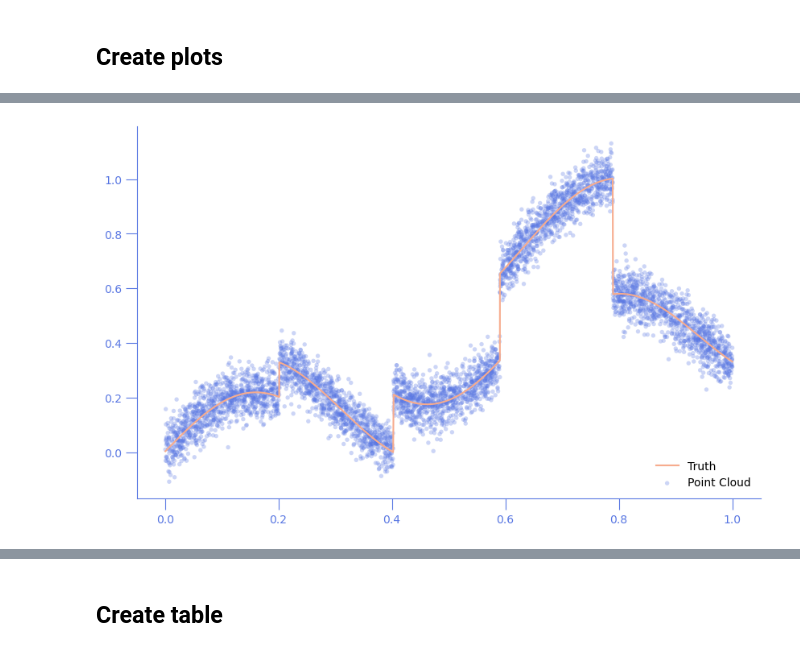
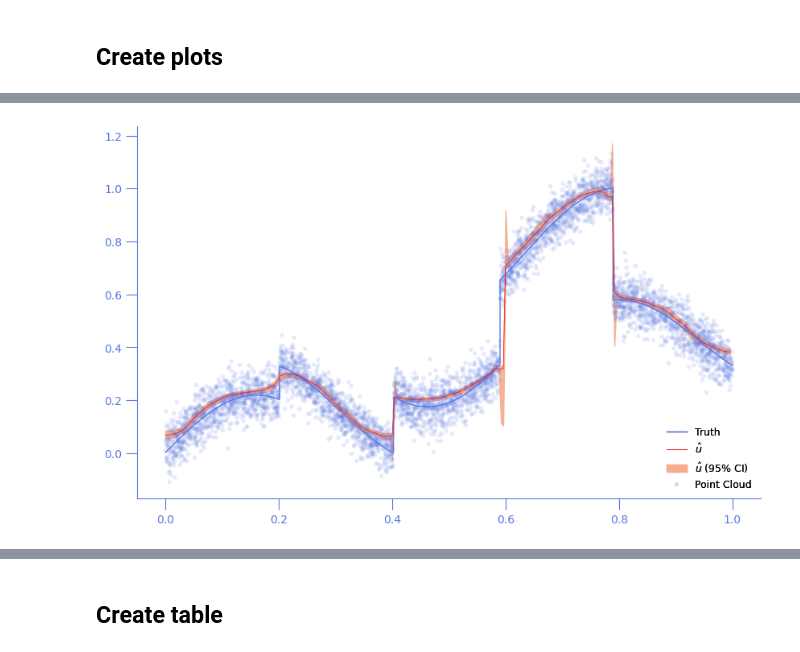
Before and after one commit to Davidvandijcke/fdr, a Jupyter notebook: src/analysis/simulations_1d.ipynb, the cells around one changed output, grey strips where cells are left out. Cells and saved outputs as stored; diff of their text form; code cells hidden in the pictures.

Commit message:
adapted simulations_1d for subsampling

```diff
--- a/src/analysis/simulations_1d.ipynb
+++ b/src/analysis/simulations_1d.ipynb
@@ -100,0 +109,2 @@ jumps = results['jumps']
+# %%
+u = np.load(os.path.join(data_out, 'subsampling', '1d_u.npy'))
@@ -100,0 +119,6 @@ jumps = results['jumps']
+# %%
+zlist = []
+for i in range(boots.shape[1]):
+    diff = np.max(np.abs(boots[:,i,:] - u),axis=1)
+    #diff = np.linalg.norm(boots[:,i,:] - u, axis=1)
+    zlist.append(diff)
@@ -100,0 +165,3 @@ jumps = results['jumps']
+# %%
+beta = np.cov(-y, np.log(b))[0,1] / np.var(np.log(b), ddof=1)
+beta
@@ -100,0 +170,9 @@ jumps = results['jumps']
+# %%
+# confidence interval calculation
+m = 3
+b_m = b[m]
+u_star_m = boots[:,m,:]
+alpha=0.05
+z_star = b_m**beta * (u_star_m - u)
+# idx = (boots.shape[0]+1) * np.array([1-alpha/2, alpha])
+# crit_val = np.sort(z_star, axis=0)[idx]
@@ -124,39 +233,58 @@ X_sorted = X[sort_inds]
 Y_sorted = Y[sort_inds]
 U_sorted = U[sort_inds]
 
-# Plot truth
-fig, ax = plt.subplots(figsize=(10,6))
-ax.plot(X_sorted, U_sorted, label='Truth', color=c2)
-ax.scatter(X_sorted, Y_sorted, s=15, label='Point Cloud', color=c1,alpha=0.3, edgecolors='none')
-prettify(ax)
+# # Plot truth
+# fig, ax = plt.subplots(figsize=(10,6))
+# ax.plot(X_sorted, U_sorted, label='Truth', color=c2)
+# ax.scatter(X_sorted, Y_sorted, s=15, label='Point Cloud', color=c1,alpha=0.3, edgecolors='none')
+# prettify(ax)
 # plt.savefig(os.path.join(figs_dir, "simulation_1d_truth.pdf"), bbox_inches='tight')
 
 # plot estimates
 fig, ax = plt.subplots(figsize=(10,6))
 #plt.scatter(model.grid_x, u, s=1)
-ax.plot(X_sorted, U_sorted, label='Truth', color=c1, linewidth=2.5)
-ax.plot(model.grid_x, u, '-o', markersize=1, c=c2, label = r"$\hat{u}$")
-ax.fill_between(model.grid_x.squeeze(), u_lower, u_upper, color='b', alpha=.1, label = r"$\hat{u}$ (95% CI)")
-ax.scatter(X_sorted, Y_sorted, s=15, label='Point Cloud', color=c1,alpha=0.3, edgecolors='none')
+ax.plot(X_sorted, U_sorted, label='Truth', color=c1, linewidth=1)
+ax.plot(model.grid_x, u, linewidth=0.5, c="red", label = r"$\hat{u}$")
+ax.fill_between(model.grid_x.squeeze(), ci[1,:], ci[0,:], color=c2,
+                alpha=.9, label = r"$\hat{u}$ (95% CI)", edgecolor=c2)
+ax.scatter(X_sorted, Y_sorted, s=15, label='Point Cloud', color=c1,alpha=0.15, edgecolors='none')
 
-# plot mean jump locations
-jumplocs = (np.where(J_grid==1)[0] / J_grid.size).tolist()
-for xc in jumplocs:
-    if xc == jumplocs[0]:
-        plt.axvline(x=xc, color=c2, linestyle='--', alpha=0.5, label="Boundary")
-    else:
-        plt.axvline(x=xc, color=c2, linestyle='--', alpha=0.5)
+# # plot mean jump locations
+# jumplocs = (np.where(J_grid==1)[0] / J_grid.size).tolist()
+# for xc in jumplocs:
+#     if xc == jumplocs[0]:
+#         plt.axvline(x=xc, color=c2, linestyle='--', alpha=0.5, label="Boundary")
+#     else:
+#         plt.axvline(x=xc, color=c2, linestyle='--', alpha=0.5)
 
 
 # # plot lower bound jump locations
 # jumplocs = (np.where(J_lower==1)[0] / J_lower.size).tolist()
-# for xc in jumplocs:
-#     if xc == jumplocs[0]:
-#         plt.axvline(x=xc, color=c1, alpha=0.5, linestyle='--', label="Boundary (95% CI)")
-#     else:
-#         plt.axvline(x=xc, color=c1, alpha=0.5, linestyle='--')
+
+# # # Place dots below the x-axis ticks
+# # for tick in jumplocs:
+# #     ax.scatter(tick, 0, transform=ax.get_xaxis_transform(), clip_on=False, s=100, color='black', marker='o')
 
 
+
+# # Place dots below the x-axis ticks
+# sc = ax.scatter(jumplocs, [0]*len(jumplocs), transform=ax.get_xaxis_transform(),
+#                 clip_on=False, s=75, color=c2, marker='o', label='Boundary (95% CI)')
+
 prettify(ax)
+
+
+# Create a legend for the first line.
+first_legend = plt.legend(loc="lower right", fontsize = 9)
+
+# Add first legend manually to the current Axes.
+ax = plt.gca().add_artist(first_legend)
+first_legend.get_frame().set_alpha(0)
+
+
+# # Create another legend for the second line.
+# plt.legend([sc], ['Special Point'], loc='upper left')
+
+
 plt.savefig(os.path.join(figs_dir, "simulation_1d_estimate.pdf"), bbox_inches='tight')
 # %% [output]
@@ -164 +291 @@ NameError: name 'u_lower' is not defined
-[figure, old version]
+[figure, new version]
```
Also changed, not shown: parts of 29 cells of this notebook.
